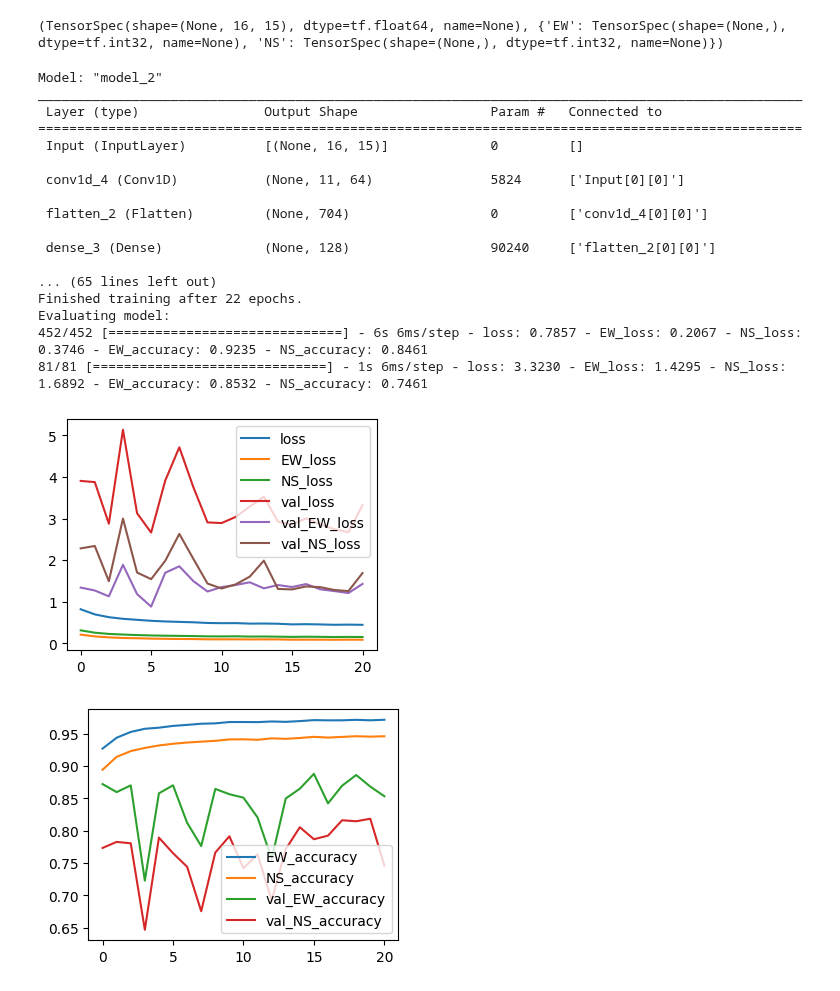
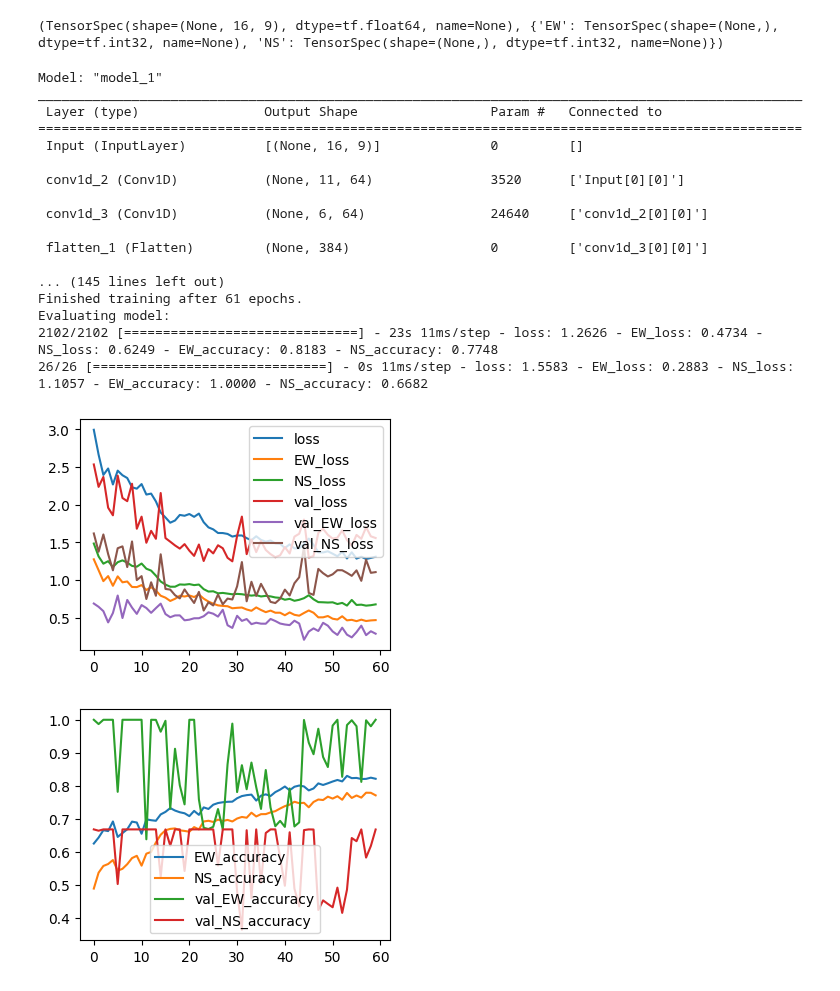
Before and after one commit to DavidBaldsiefen/splid-challenge, a Jupyter notebook: base_nb.ipynb, the cells around one changed output. Drawn from its saved outputs; the diff is of its cells as text; code cells hidden in the pictures.

```diff
--- a/base_nb.ipynb
+++ b/base_nb.ipynb
@@ -23,4 +28,7 @@ input_features = ['Eccentricity', 'Semimajor Axis (m)', 'Inclination (deg)', 'RA
        'Argument of Periapsis (deg)', 'True Anomaly (deg)', 'Latitude (deg)',
        'Longitude (deg)', 'Altitude (m)', 'X (m)', 'Y (m)', 'Z (m)',
        'Vx (m/s)', 'Vy (m/s)', 'Vz (m/s)']
+reduced_input_features = ['Eccentricity', 'Semimajor Axis (m)', 'Inclination (deg)', 'RAAN (deg)',
+       'Argument of Periapsis (deg)', 'True Anomaly (deg)', 'Latitude (deg)',
+       'Longitude (deg)', 'Altitude (m)']
 # %%
@@ -28,7 +36,7 @@ some_dataframes = {df_k : split_dataframes[df_k] for df_k in list(split_datafram
 # %%
-ds_gen = datahandler.DatasetGenerator(split_df=split_dataframes, input_features=input_features,
+ds_gen = datahandler.DatasetGenerator(split_df=split_dataframes, input_features=reduced_input_features,
                                       label_features=['EW', 'NS'],
-                                      train_val_split=0.85, stride=1,
+                                      train_val_split=0.99, stride=1,
                                       input_history_steps=8, input_future_steps=8, seed=69)
 # %% [output]
 =========================Creating Dataset=========================
@@ -41,36 +51,37 @@ Labels: ['EW_encoded', 'NS_encoded']
 # %%
-train_combined, val_combined = ds_gen.get_datasets(1024, label_features=['EW', 'NS'], shuffle=True)
+train_combined, val_combined = ds_gen.get_datasets(256, label_features=['EW', 'NS'], shuffle=True)
 print(train_combined.element_spec)
 # %% [output]
-(TensorSpec(shape=(None, 16, 15), dtype=tf.float64, name=None), {'EW': TensorSpec(shape=(None,), dtype=tf.int32, name=None), 'NS': TensorSpec(shape=(None,), dtype=tf.int32, name=None)})
+(TensorSpec(shape=(None, 16, 9), dtype=tf.float64, name=None), {'EW': TensorSpec(shape=(None,), dtype=tf.int32, name=None), 'NS': TensorSpec(shape=(None,), dtype=tf.int32, name=None)})
 # %%
 #dense_combined_model = prediction_models.Dense_NN(train_combined, dense_layers=[256,128,64], l2_reg=0.001, mixed_dropout=0.15, lr_scheduler=[20000,0.8], seed=0)
 #dense_combined_model = prediction_models.CNN(train_combined, conv_layers=[[128,3],[128,3],[128,3]], l2_reg=0.001, mixed_dropout=0.15, lr_scheduler=[20000,0.8], seed=0)
 #dense_combined_model = prediction_models.Dense_NN(train_combined, dense_layers=[256,128,64], l2_reg=0.0, mixed_dropout=0.0, lr_scheduler=[20000,0.8], seed=0)
-dense_combined_model = prediction_models.Dense_NN(train_combined, conv1d_layers=[[64,6]], dense_layers=[128,64,32], l2_reg=0.001, mixed_dropout=0.15, lr_scheduler=[25000,0.9], seed=0)
+dense_combined_model = prediction_models.Dense_NN(train_combined, conv1d_layers=[[64,6],[64,6]], dense_layers=[128,64,32], l2_reg=0.001, mixed_dropout=0.15, lr_scheduler=[25000,0.9], seed=0)
 
 
 dense_combined_model.summary()
-hist = dense_combined_model.fit(train_combined, val_ds=val_combined, target_metric='val_loss', epochs=150, verbose=1, plot_hist=False, callbacks=[], early_stopping=15)
+hist = dense_combined_model.fit(train_combined, val_ds=val_combined, target_metric='val_loss', epochs=150, verbose=1, plot_hist=False, callbacks=[], early_stopping=30)
 dense_combined_model.plot_hist(hist, [k for k in hist.history.keys() if 'loss' in k])
 dense_combined_model.plot_hist(hist, [k for k in hist.history.keys() if 'accuracy' in k])
+dense_combined_model.model.save("conv_model.hdf5")
 # %% [output]
-Model: "model_2"
+Model: "model_1"
 __________________________________________________________________________________________________
  Layer (type)                Output Shape                 Param #   Connected to
 ==================================================================================================
- Input (InputLayer)          [(None, 16, 15)]             0         []
+ Input (InputLayer)          [(None, 16, 9)]              0         []
 
- conv1d_4 (Conv1D)           (None, 11, 64)               5824      ['Input[0][0]']
+ conv1d_2 (Conv1D)           (None, 11, 64)               3520      ['Input[0][0]']
 
- flatten_2 (Flatten)         (None, 704)                  0         ['conv1d_4[0][0]']
+ conv1d_3 (Conv1D)           (None, 6, 64)                24640     ['conv1d_2[0][0]']
 
- dense_3 (Dense)             (None, 128)                  90240     ['flatten_2[0][0]']
+ flatten_1 (Flatten)         (None, 384)                  0         ['conv1d_3[0][0]']
 
-... (65 lines left out)
-Finished training after 22 epochs.
+... (145 lines left out)
+Finished training after 61 epochs.
 Evaluating model:
-452/452 [==============================] - 6s 6ms/step - loss: 0.7857 - EW_loss: 0.2067 - NS_loss: 0.3746 - EW_accuracy: 0.9235 - NS_accuracy: 0.8461
-81/81 [==============================] - 1s 6ms/step - loss: 3.3230 - EW_loss: 1.4295 - NS_loss: 1.6892 - EW_accuracy: 0.8532 - NS_accuracy: 0.7461
+2102/2102 [==============================] - 23s 11ms/step - loss: 1.2626 - EW_loss: 0.4734 - NS_loss: 0.6249 - EW_accuracy: 0.8183 - NS_accuracy: 0.7748
+26/26 [==============================] - 0s 11ms/step - loss: 1.5583 - EW_loss: 0.2883 - NS_loss: 1.1057 - EW_accuracy: 1.0000 - NS_accuracy: 0.6682
-[figure, old version]
+[figure, new version]
-[figure, old version]
+[figure, new version]
```
Also changed, not shown: parts of 12 cells of this notebook, 5 other files.
